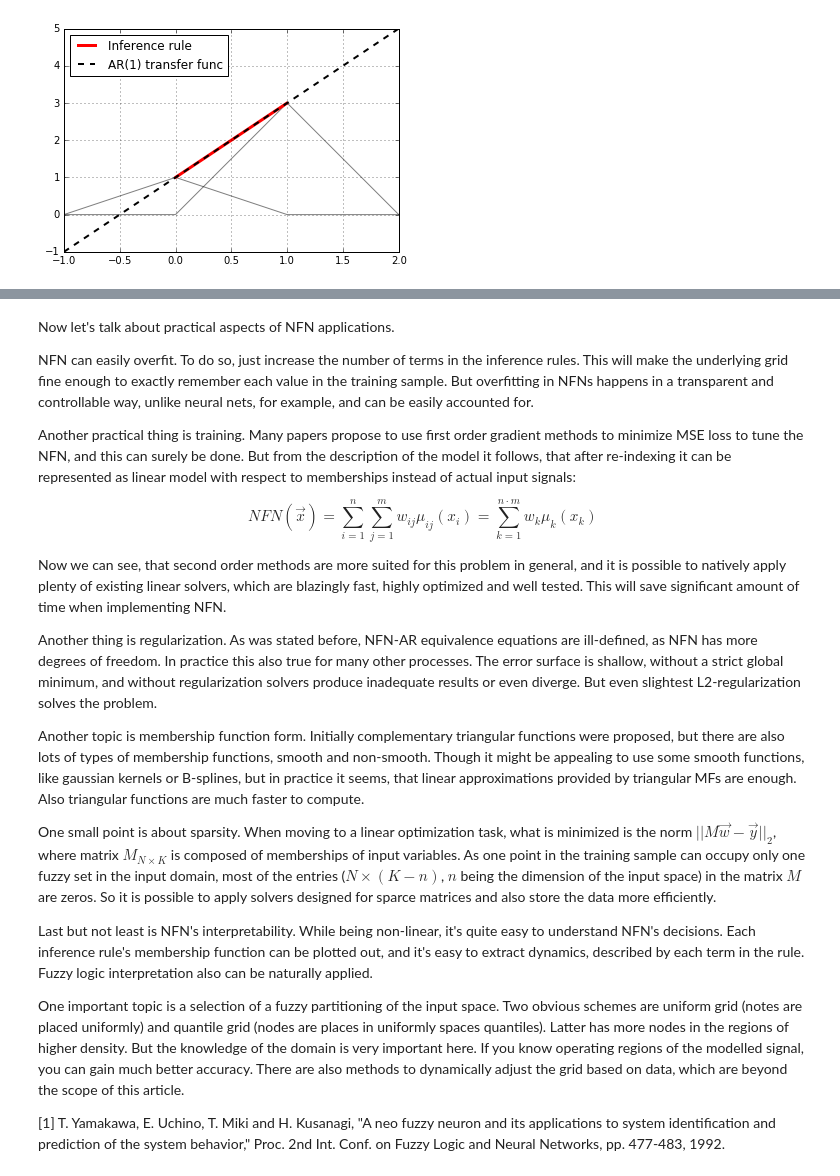
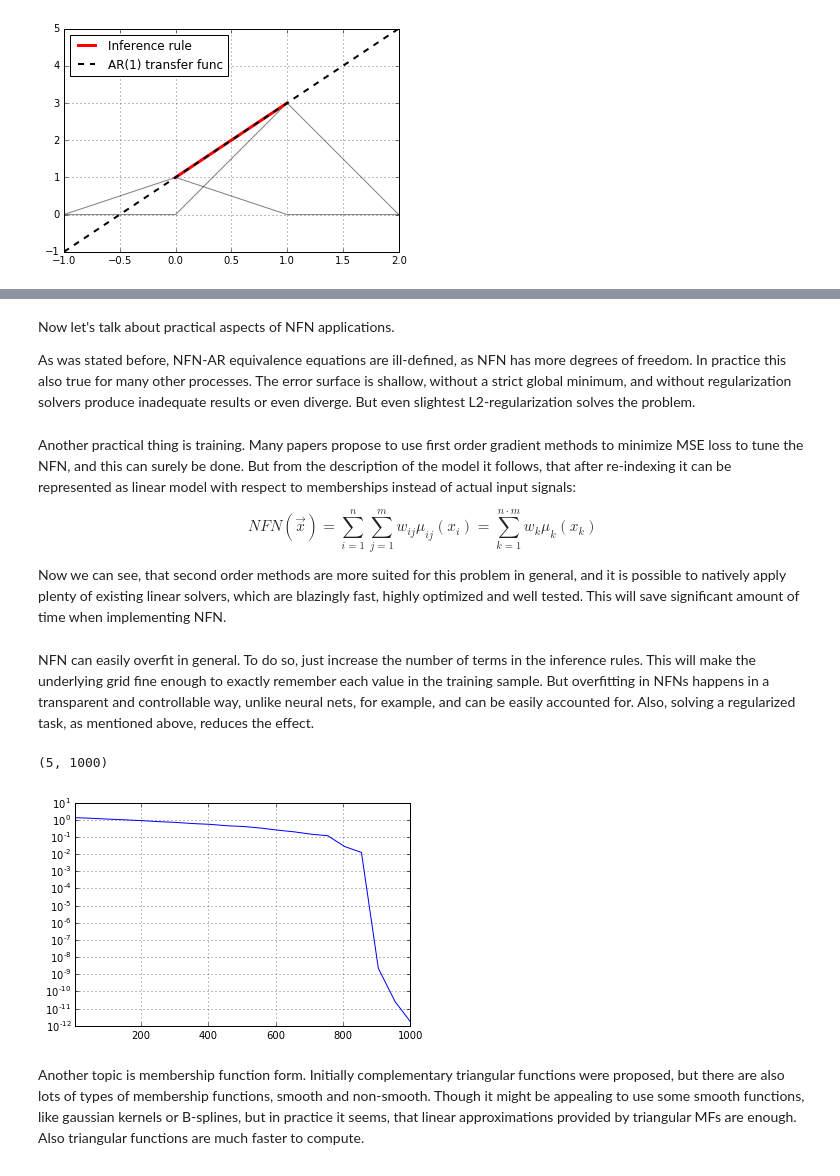
Before and after one commit to digamma-ai/neofuzzyneuron, a Jupyter notebook: tutorial.ipynb, the cells around one changed output, grey strips where cells are left out. Drawn from its saved outputs; the diff is of its cells as text; code cells hidden in the pictures.

```diff
--- a/tutorial.ipynb
+++ b/tutorial.ipynb
@@ -344,22 +391,39 @@ class NeoFuzzyNeuron:
+# %% [markdown]
+Now let's talk about practical aspects of NFN applications.
+
+As was stated before, NFN-AR equivalence equations are ill-defined, as NFN has more degrees of freedom. In practice this also true for many other processes. The error surface is shallow, without a strict global minimum, and without regularization solvers produce inadequate results or even diverge. But even slightest L2-regularization solves the problem.
 # %% [markdown]
-Now let's talk about practical aspects of NFN applications.
-
-NFN can easily overfit. To do so, just increase the number of terms in the inference rules. This will make the underlying grid fine enough to exactly remember each value in the training sample. But overfitting in NFNs happens in a transparent and controllable way, unlike neural nets, for example, and can be easily accounted for.
-
 Another practical thing is training. Many papers propose to use first order gradient methods to minimize MSE loss to tune the NFN, and this can surely be done. But from the description of the model it follows, that after re-indexing it can be represented as linear model with respect to memberships instead of actual input signals:
 
 $$NFN(\vec x) = \sum_{i=1}^{n} \sum_{j=1}^{m} w_{ij} \mu_{ij}(x_i) = \sum_{k=1}^{n \cdot m} w_k \mu_k(x_k)$$
 
 Now we can see, that second order methods are more suited for this problem in general, and it is possible to natively apply plenty of existing linear solvers, which are blazingly fast, highly optimized and well tested. This will save significant amount of time when implementing NFN.
-
-Another thing is regularization. As was stated before, NFN-AR equivalence equations are ill-defined, as NFN has more degrees of freedom. In practice this also true for many other processes. The error surface is shallow, without a strict global minimum, and without regularization solvers produce inadequate results or even diverge. But even slightest L2-regularization solves the problem.
-
-Another topic is membership function form. Initially complementary triangular functions were proposed, but there are also lots of types of membership functions, smooth and non-smooth. Though it might be appealing to use some smooth functions, like gaussian kernels or B-splines, but in practice it seems, that linear approximations provided by triangular MFs are enough. Also triangular functions are much faster to compute.
-
-One small point is about sparsity. When moving to a linear optimization task, what is minimized is the norm $|| M\vec{w} - \vec{y}||_2$, where matrix $M_{N \times K}$ is composed of memberships of input variables. As one point in the training sample can occupy only one fuzzy set in the input domain, most of the entries ($N \times (K - n)$, $n$ being the dimension of the input space) in the matrix $M$ are zeros. So it is possible to apply solvers designed for sparce matrices and also store the data more efficiently.
-
-Last but not least is NFN's interpretability. While being non-linear, it's quite easy to understand NFN's decisions. Each inference rule's membership function can be plotted out, and it's easy to extract dynamics, described by each term in the rule. Fuzzy logic interpretation also can be naturally applied.
-
-One important topic is a selection of a fuzzy partitioning of the input space. Two obvious schemes are uniform grid (notes are placed uniformly) and quantile grid (nodes are places in uniformly spaces quantiles). Latter has more nodes in the regions of higher density. But the knowledge of the domain is very important here. If you know operating regions of the modelled signal, you can gain much better accuracy. There are also methods to dynamically adjust the grid based on data, which are beyond the scope of this article.
-
-[1] T. Yamakawa, E. Uchino, T. Miki and H. Kusanagi, "A neo fuzzy neuron and its applications to system identification and prediction of the system behavior," Proc. 2nd Int. Conf. on Fuzzy Logic and Neural Networks, pp. 477-483, 1992.
+# %% [markdown]
+NFN can easily overfit in general. To do so, just increase the number of terms in the inference rules. This will make the underlying grid fine enough to exactly remember each value in the training sample. But overfitting in NFNs happens in a transparent and controllable way, unlike neural nets, for example, and can be easily accounted for. Also, solving a regularized task, as mentioned above, reduces the effect.
+# %%
+# overfitting example
+
+t = np.linspace(0,10*np.pi,1000)
+x = np.sin(t) + np.random.randn(t.size)
+D = rollwin(x, 3)
+X, y = D[:,:-1], D[:,-1]
+
+def mse(x, y):
+    return np.mean(np.square(x - y))
+
+range_rules = np.arange(5, 1050, 50)
+
+error = list()
+for i in range_rules:
+    nfn = NeoFuzzyNeuron(n_rules = i, solver = Ridge(alpha = 1e-8))
+    y_pred = nfn.fit_predict(X, y)
+    error.append(mse(y, y_pred))
+
+plt.semilogy(range_rules, error)
+plt.grid()
+plt.xlim(5,1000)
+# %% [output]
+(5, 1000)
+[figure, added]
+# %% [markdown]
+Another topic is membership function form. Initially complementary triangular functions were proposed, but there are also lots of types of membership functions, smooth and non-smooth. Though it might be appealing to use some smooth functions, like gaussian kernels or B-splines, but in practice it seems, that linear approximations provided by triangular MFs are enough. Also triangular functions are much faster to compute.
```
Also changed, not shown: parts of 8 cells of this notebook.
